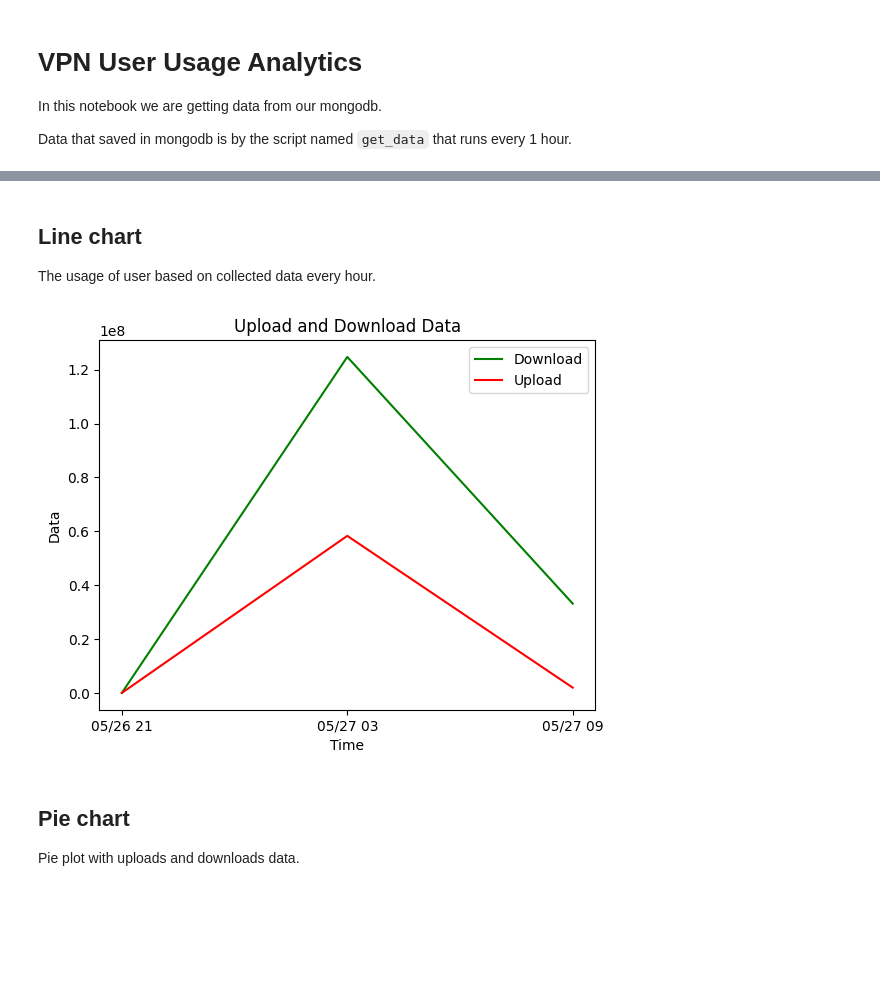
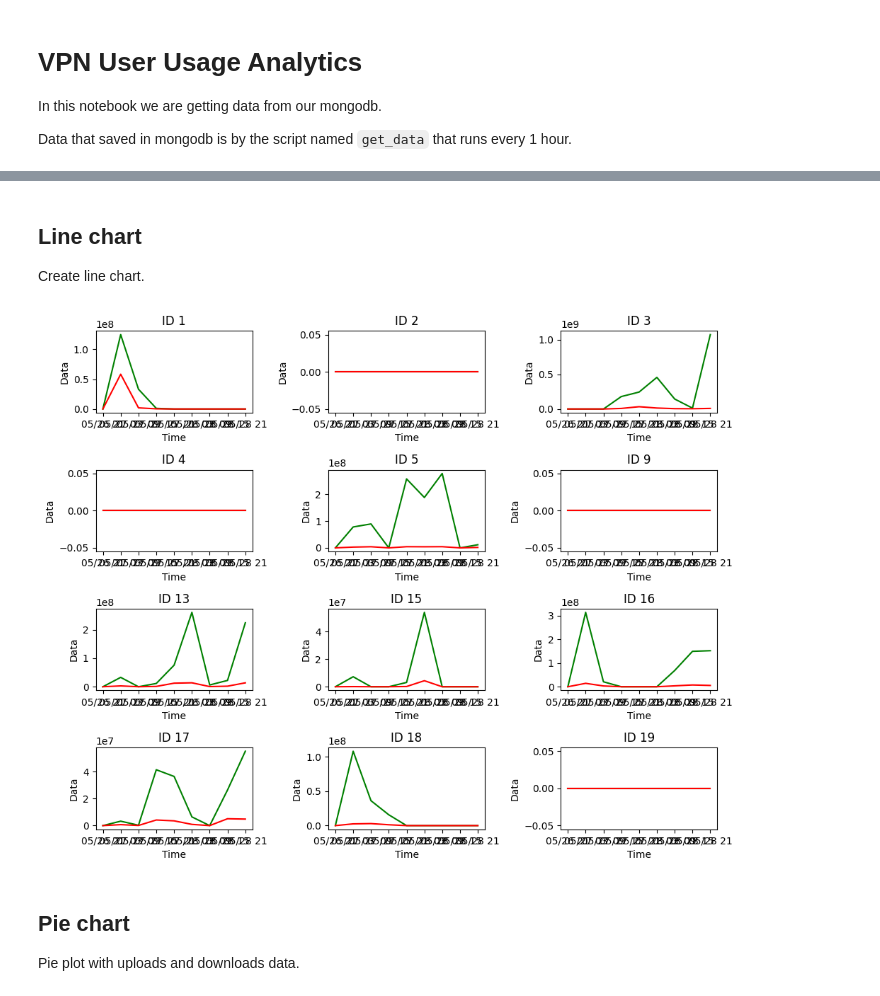
Before and after one commit to BlackIQ/vpn_analytics_notebooks, a Jupyter notebook: user.ipynb, the cells around one changed output, grey strips where cells are left out. Drawn from its saved outputs; the diff is of its cells as text; code cells hidden in the pictures; blank space fills up the shorter version.

Commit message:
Wow! Treemap, Pie, Line! Done.

```diff
--- a/user.ipynb
+++ b/user.ipynb
@@ -62,25 +79,37 @@ User ID: 1
-# %% [markdown]
-## Line chart
-
-The usage of user based on collected data every hour.
-# %%
-# Convert timestamp to readable
-sequences = [datetime.datetime.fromtimestamp(item).strftime("%m/%d %H") for item in df.sequence]
-
-# Draw lines
-plt.plot(sequences, df.download, color='green', label='Download') # Draw download line
-plt.plot(sequences, df.upload, color='red', label='Upload') # Draw upload line
-
-# Customize plot
-plt.title('Upload and Download Data') # Add title
-plt.xlabel('Time') # Give label to x
-plt.ylabel('Data') # Give label to y
-plt.legend() # Add helper
-
-# Show plot
-plt.show()
-# %% [output]
-[figure, removed]
+# %% [markdown]
+## Line chart
+
+Create line chart.
+# %%
+total_items = len(categorized_data)
+num_rows = int(total_items ** 0.5) + 1
+num_cols = int(total_items ** 0.5) if total_items % int(total_items ** 0.5) == 0 else int(total_items ** 0.5) + 1
+
+fig, axes = plt.subplots(num_rows, num_cols, figsize=(10, 8))
+
+for i, category in enumerate(categorized_data):
+    ax = axes[i // num_cols, i % num_cols]
+
+    docs = category['docs']
+
+    df = pd.DataFrame(docs)
+
+    df['upload'] = df['upload'].diff().fillna(0)
+    df['download'] = df['download'].diff().fillna(0)
+
+    sequences = [datetime.datetime.fromtimestamp(item).strftime("%m/%d %H") for item in df.sequence]
+
+    ax.plot(sequences, df.download, color='green', label='Download')
+    ax.plot(sequences, df.upload, color='red', label='Upload')
+
+    ax.set_title(f"ID {category['id']}")
+    ax.set_xlabel('Time')
+    ax.set_ylabel('Data')
+
+plt.tight_layout()
+plt.show()
+# %% [output]
+[figure, added]
 # %% [markdown]
 ## Pie chart
 
```
Also changed, not shown: parts of 10 cells of this notebook.
